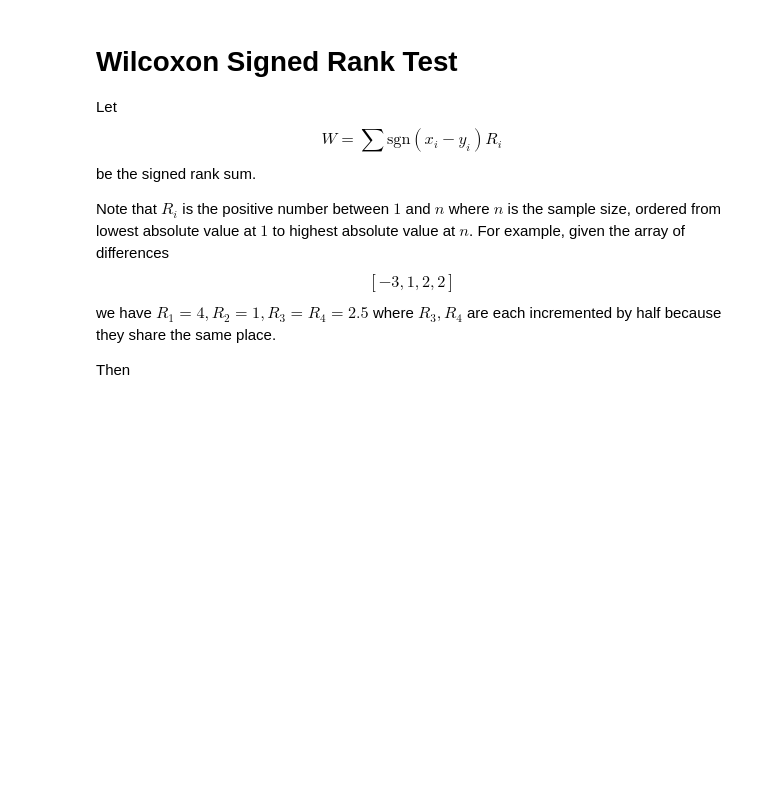
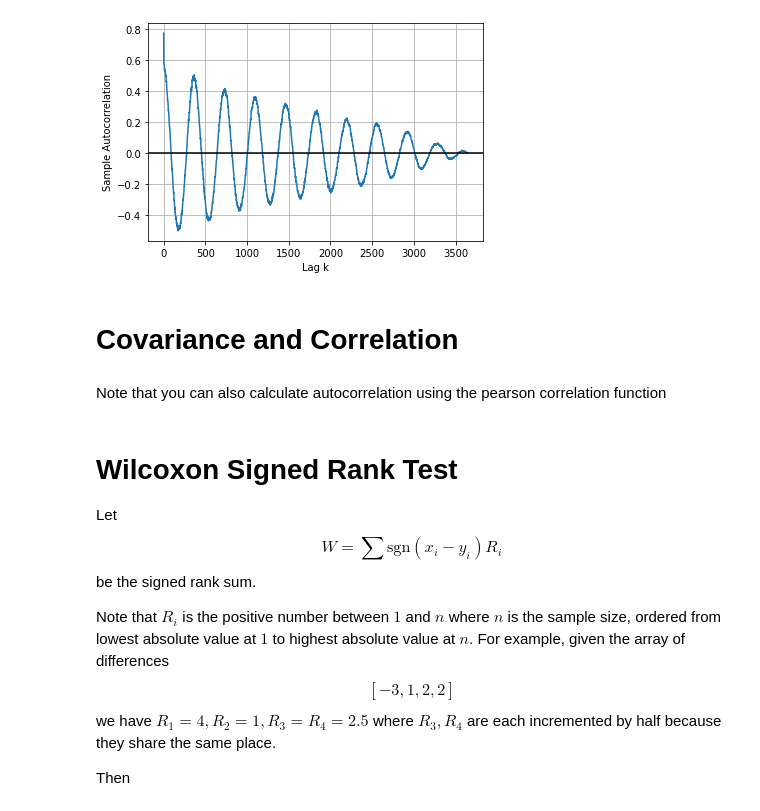
Before and after one commit to silpian/stat-tests, a Jupyter notebook: stat_functions.ipynb, the cells around one changed output. Saved outputs shown, nothing was run; the diff lists cells and outputs as text; code cells hidden in the pictures; blank space fills up the shorter version.

```diff
--- a/stat_functions.ipynb
+++ b/stat_functions.ipynb
@@ -5,0 +87,8 @@ import math
+# %%
+plot_acf(series.values.reshape(3650))
+# %% [output]
+[figure, added]
+# %% [markdown]
+# Covariance and Correlation
+# %% [markdown]
+Note that you can also calculate autocorrelation using the pearson correlation function
```
Also changed, not shown: parts of 16 cells of this notebook, 1 other file.
